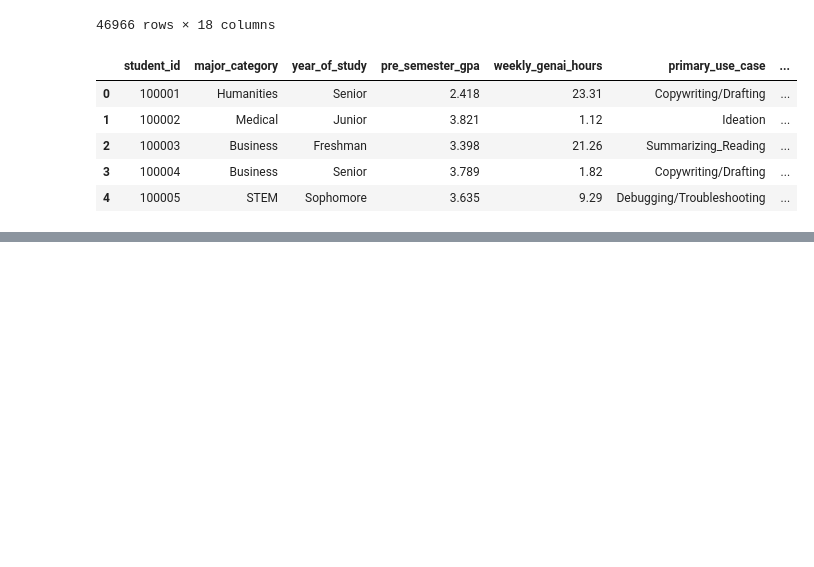
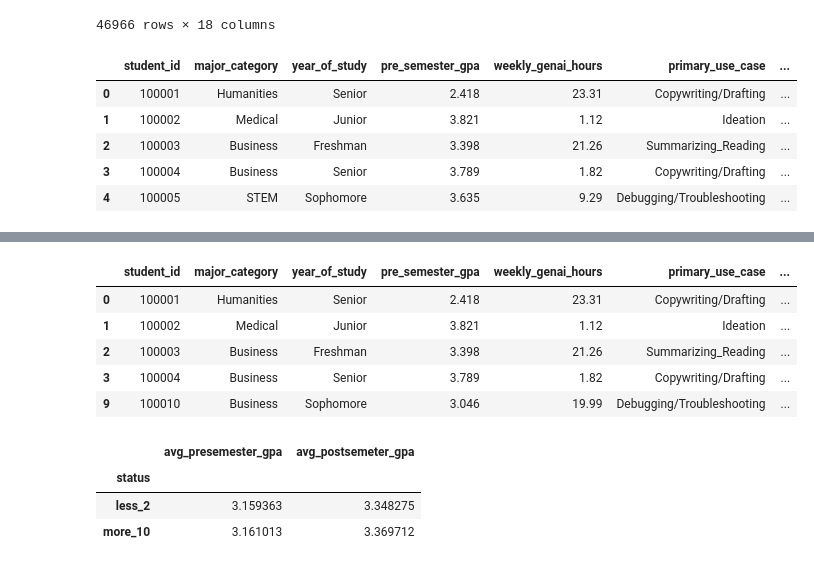
Before and after one commit to smartestnerdfromtown/Data-Science-Projects, a Jupyter notebook: Impact of AI on Students/analysis.ipynb, the cells around one changed output, grey strips where cells are left out. Drawn from its saved outputs; the diff is of its cells as text; code cells hidden in the pictures; blank space fills up the shorter version.

```diff
--- a/Impact of AI on Students/analysis.ipynb
+++ b/Impact of AI on Students/analysis.ipynb
@@ -327,0 +355,10 @@ df.head()
+# %%
+more_10_less_2 = df[(df["weekly_genai_hours"] > 10) | (df["weekly_genai_hours"] < 2)]
+more_10_less_2.head()
+# %% [output]
+|  | student_id | major_category | year_of_study | pre_semester_gpa | weekly_genai_hours | primary_use_case | ... |
+| 0 | 100001 | Humanities | Senior | 2.418 | 23.31 | Copywriting/Drafting | ... |
+| 1 | 100002 | Medical | Junior | 3.821 | 1.12 | Ideation | ... |
+| 2 | 100003 | Business | Freshman | 3.398 | 21.26 | Summarizing_Reading | ... |
+| 3 | 100004 | Business | Senior | 3.789 | 1.82 | Copywriting/Drafting | ... |
+| 9 | 100010 | Business | Sophomore | 3.046 | 19.99 | Debugging/Troubleshooting | ... |
@@ -327,0 +370,14 @@ df.head()
+# %%
+(
+    more_10_less_2
+    .groupby(by="status")
+    .agg(
+        avg_presemester_gpa=("pre_semester_gpa", "mean"),
+        avg_postsemeter_gpa=("post_semester_gpa", "mean")
+    )
+)
+# %% [output]
+|  | avg_presemester_gpa | avg_postsemeter_gpa |
+| status |  |  |
+| less_2 | 3.159363 | 3.348275 |
+| more_10 | 3.161013 | 3.369712 |
```
Also changed, not shown: parts of 9 cells of this notebook.
